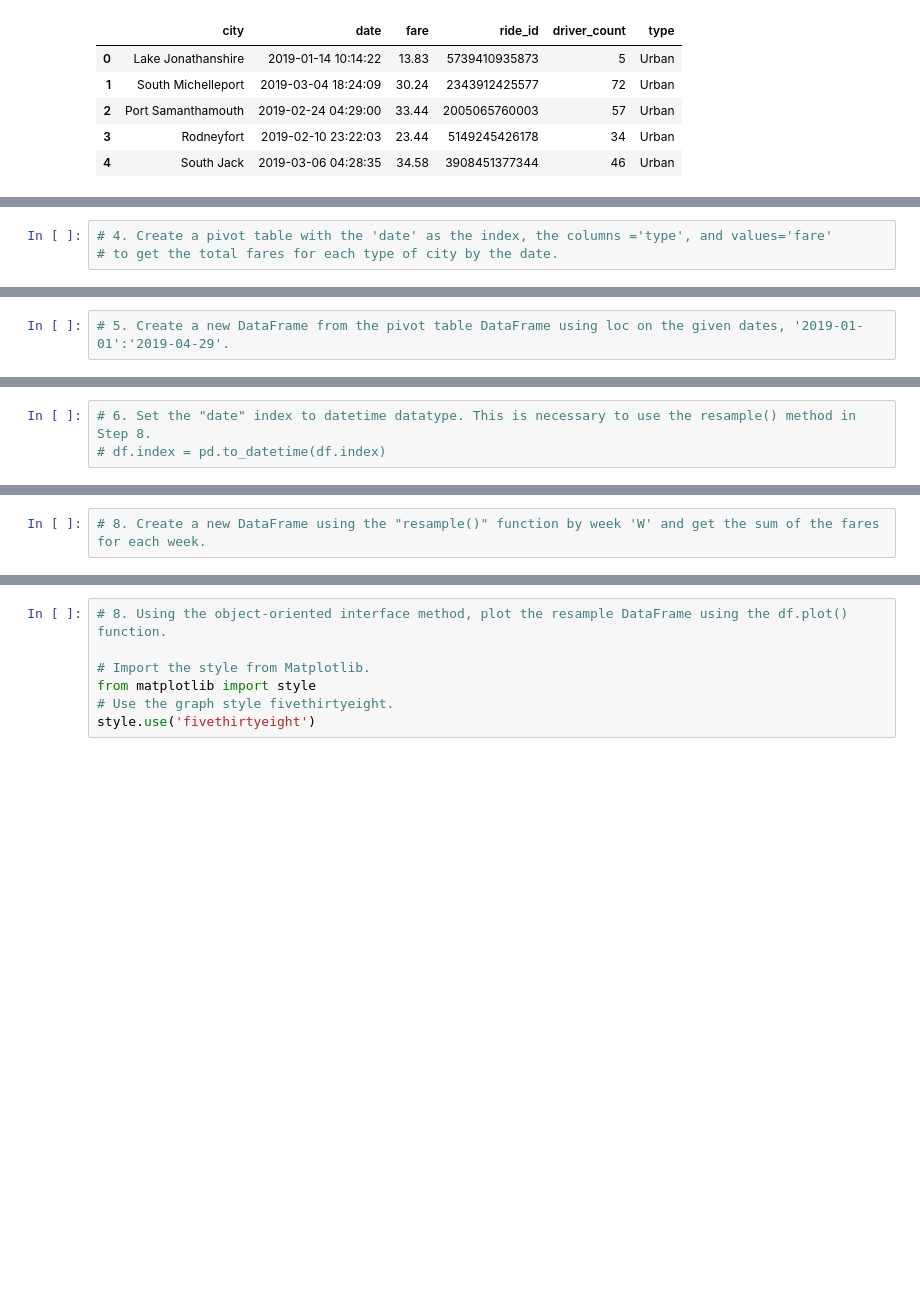
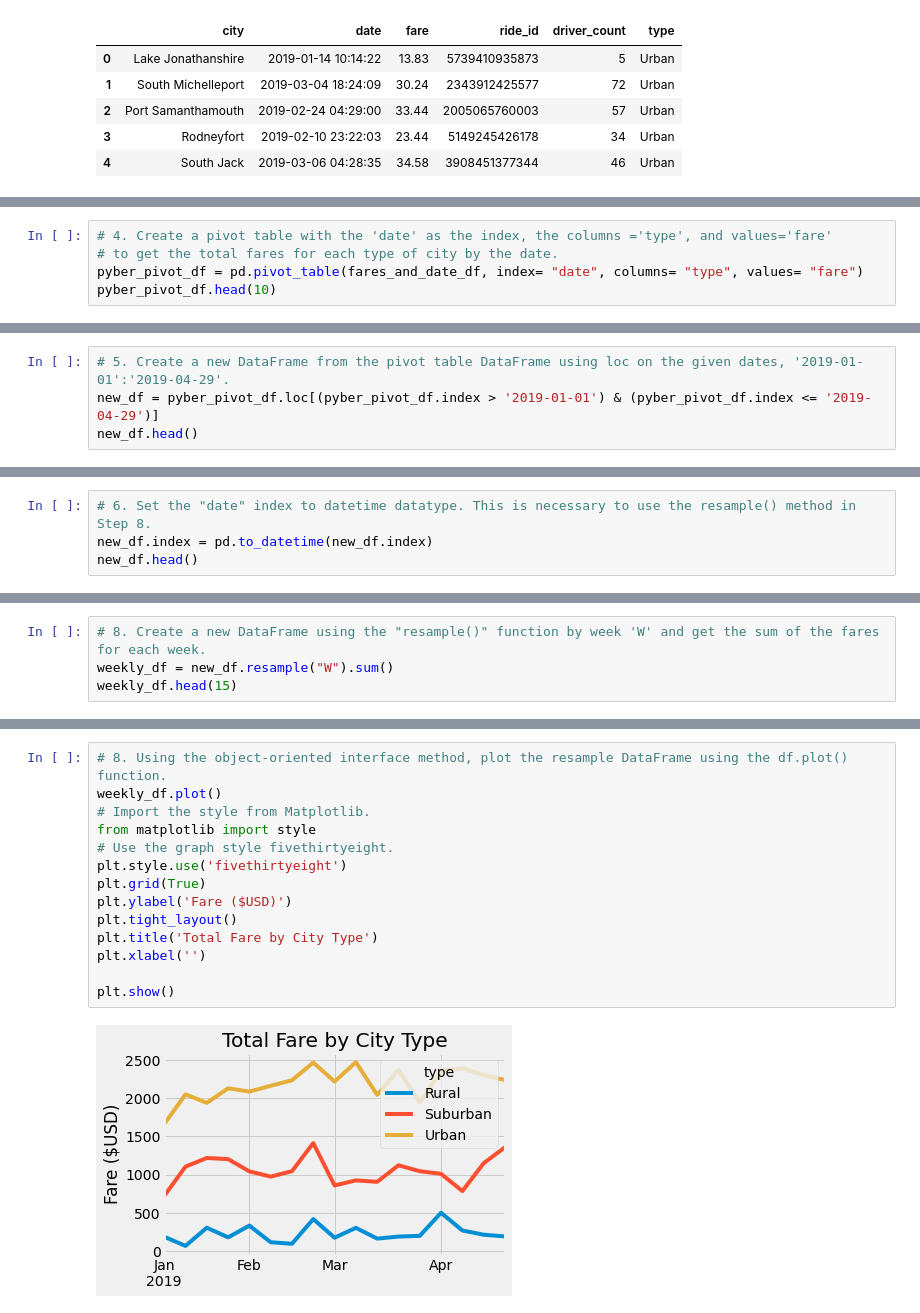
Before and after one commit to phillipbrock/PyBer_Analysis, a Jupyter notebook: Pyber_Challenge.ipynb, the cells around one changed output, grey strips where cells are left out. Cells and saved outputs as stored; diff of their text form; blank space fills up the shorter version.

```diff
--- a/Pyber_Challenge.ipynb
+++ b/Pyber_Challenge.ipynb
@@ -157,3 +160,5 @@ fares_and_date_df.head()
 # %%
 # 4. Create a pivot table with the 'date' as the index, the columns ='type', and values='fare'
 # to get the total fares for each type of city by the date.
+pyber_pivot_df = pd.pivot_table(fares_and_date_df, index= "date", columns= "type", values= "fare")
+pyber_pivot_df.head(10)
@@ -160,2 +178,4 @@ fares_and_date_df.head()
 # %%
 # 5. Create a new DataFrame from the pivot table DataFrame using loc on the given dates, '2019-01-01':'2019-04-29'.
+new_df = pyber_pivot_df.loc[(pyber_pivot_df.index > '2019-01-01') & (pyber_pivot_df.index <= '2019-04-29')]
+new_df.head()
@@ -162,3 +190,4 @@ fares_and_date_df.head()
 # %%
 # 6. Set the "date" index to datetime datatype. This is necessary to use the resample() method in Step 8.
-# df.index = pd.to_datetime(df.index)
+new_df.index = pd.to_datetime(new_df.index)
+new_df.head()
@@ -167,2 +216,4 @@ fares_and_date_df.head()
 # %%
 # 8. Create a new DataFrame using the "resample()" function by week 'W' and get the sum of the fares for each week.
+weekly_df = new_df.resample("W").sum()
+weekly_df.head(15)
@@ -169,7 +238,16 @@ fares_and_date_df.head()
 # %%
 # 8. Using the object-oriented interface method, plot the resample DataFrame using the df.plot() function.
-
+weekly_df.plot()
 # Import the style from Matplotlib.
 from matplotlib import style
 # Use the graph style fivethirtyeight.
-style.use('fivethirtyeight')
+plt.style.use('fivethirtyeight')
+plt.grid(True)
+plt.ylabel('Fare ($USD)')
+plt.tight_layout()
+plt.title('Total Fare by City Type')
+plt.xlabel('')
+
+plt.show()
+# %% [output]
+[figure, added]
```
Also changed, not shown: parts of 7 cells of this notebook, 1 other file.
